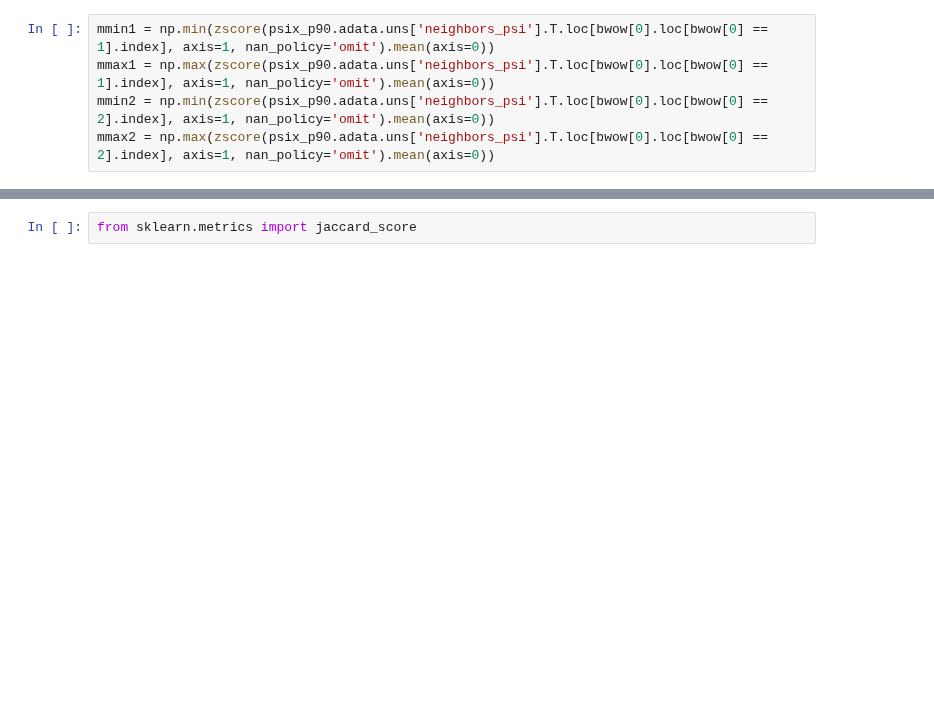
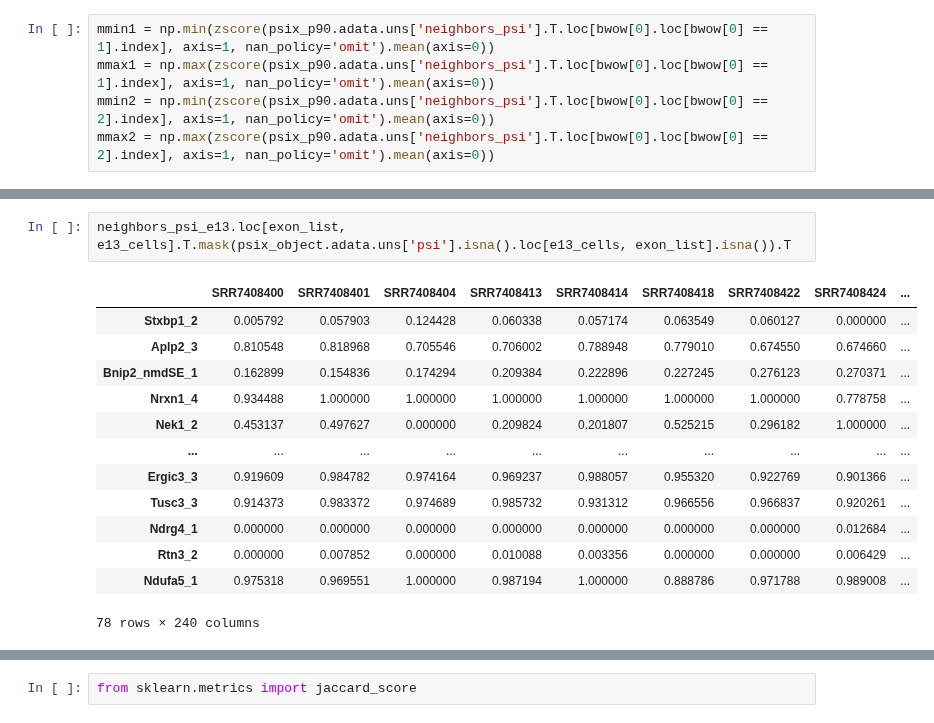
Before and after one commit to lareaulab/analysis_psix, a Jupyter notebook: Mouse_Midbrain_Deveopment/mouse_brain_P90.ipynb, the cells around one changed output, grey strips where cells are left out. Drawn from its saved outputs; the diff is of its cells as text; blank space fills up the shorter version.

```diff
--- a/Mouse_Midbrain_Deveopment/mouse_brain_P90.ipynb
+++ b/Mouse_Midbrain_Deveopment/mouse_brain_P90.ipynb
@@ -428,0 +582,16 @@ aver = local_correlation_plot(
+# %%
+neighbors_psi_e13.loc[exon_list, e13_cells].T.mask(psix_object.adata.uns['psi'].isna().loc[e13_cells, exon_list].isna()).T
+# %% [output]
+|  | SRR7408400 | SRR7408401 | SRR7408404 | SRR7408413 | SRR7408414 | SRR7408418 | SRR7408422 | SRR7408424 | ... |
+| Stxbp1_2 | 0.005792 | 0.057903 | 0.124428 | 0.060338 | 0.057174 | 0.063549 | 0.060127 | 0.000000 | ... |
+| Aplp2_3 | 0.810548 | 0.818968 | 0.705546 | 0.706002 | 0.788948 | 0.779010 | 0.674550 | 0.674660 | ... |
+| Bnip2_nmdSE_1 | 0.162899 | 0.154836 | 0.174294 | 0.209384 | 0.222896 | 0.227245 | 0.276123 | 0.270371 | ... |
+| Nrxn1_4 | 0.934488 | 1.000000 | 1.000000 | 1.000000 | 1.000000 | 1.000000 | 1.000000 | 0.778758 | ... |
+| Nek1_2 | 0.453137 | 0.497627 | 0.000000 | 0.209824 | 0.201807 | 0.525215 | 0.296182 | 1.000000 | ... |
+| ... | ... | ... | ... | ... | ... | ... | ... | ... | ... |
+| Ergic3_3 | 0.919609 | 0.984782 | 0.974164 | 0.969237 | 0.988057 | 0.955320 | 0.922769 | 0.901366 | ... |
+| Tusc3_3 | 0.914373 | 0.983372 | 0.974689 | 0.985732 | 0.931312 | 0.966556 | 0.966837 | 0.920261 | ... |
+| Ndrg4_1 | 0.000000 | 0.000000 | 0.000000 | 0.000000 | 0.000000 | 0.000000 | 0.000000 | 0.012684 | ... |
+| Rtn3_2 | 0.000000 | 0.007852 | 0.000000 | 0.010088 | 0.003356 | 0.000000 | 0.000000 | 0.006429 | ... |
+| Ndufa5_1 | 0.975318 | 0.969551 | 1.000000 | 0.987194 | 1.000000 | 0.888786 | 0.971788 | 0.989008 | ... |
+78 rows × 240 columns
```
Also changed, not shown: parts of 31 cells of this notebook, 25 other files.
